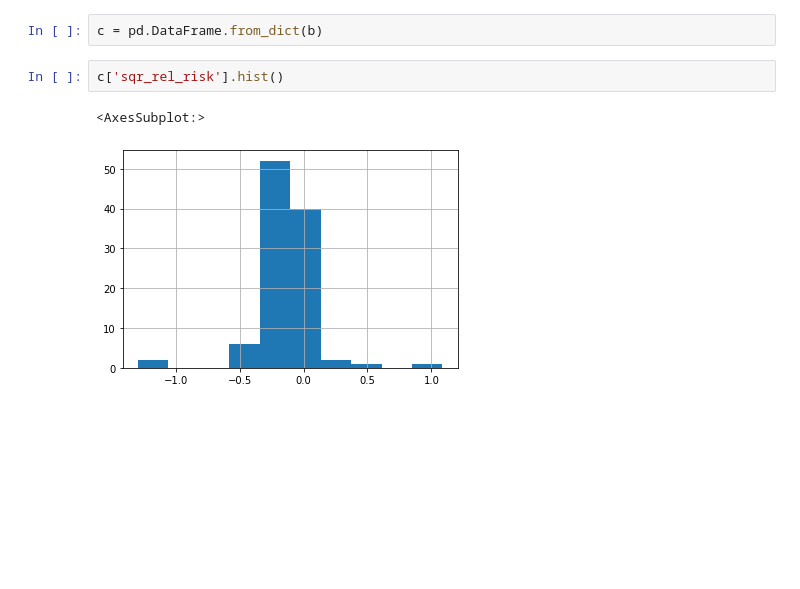
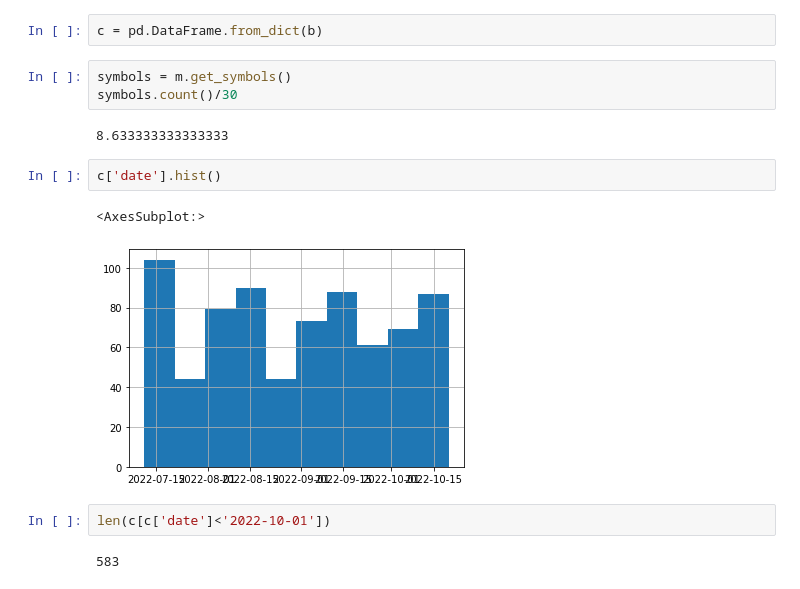
Before and after one commit to andermy/yahooScraper, a Jupyter notebook: options_indicator.ipynb, the cells around one changed output. Saved outputs shown, nothing was run; the diff lists cells and outputs as text; blank space fills up the shorter version.

```diff
--- a/options_indicator.ipynb
+++ b/options_indicator.ipynb
@@ -86,9 +26,18 @@ a.count()
 b = list(a)
 # %%
 c = pd.DataFrame.from_dict(b)
+# %%
+symbols = m.get_symbols()
+symbols.count()/30
+# %% [output]
+8.633333333333333
 # %%
-c['sqr_rel_risk'].hist()
+c['date'].hist()
 # %% [output]
 <AxesSubplot:>
-[figure, old version]
+[figure, new version]
+# %%
+len(c[c['date']<'2022-10-01'])
+# %% [output]
+583
 # %%
```
Also changed, not shown: parts of 8 cells of this notebook, 3 other files.
